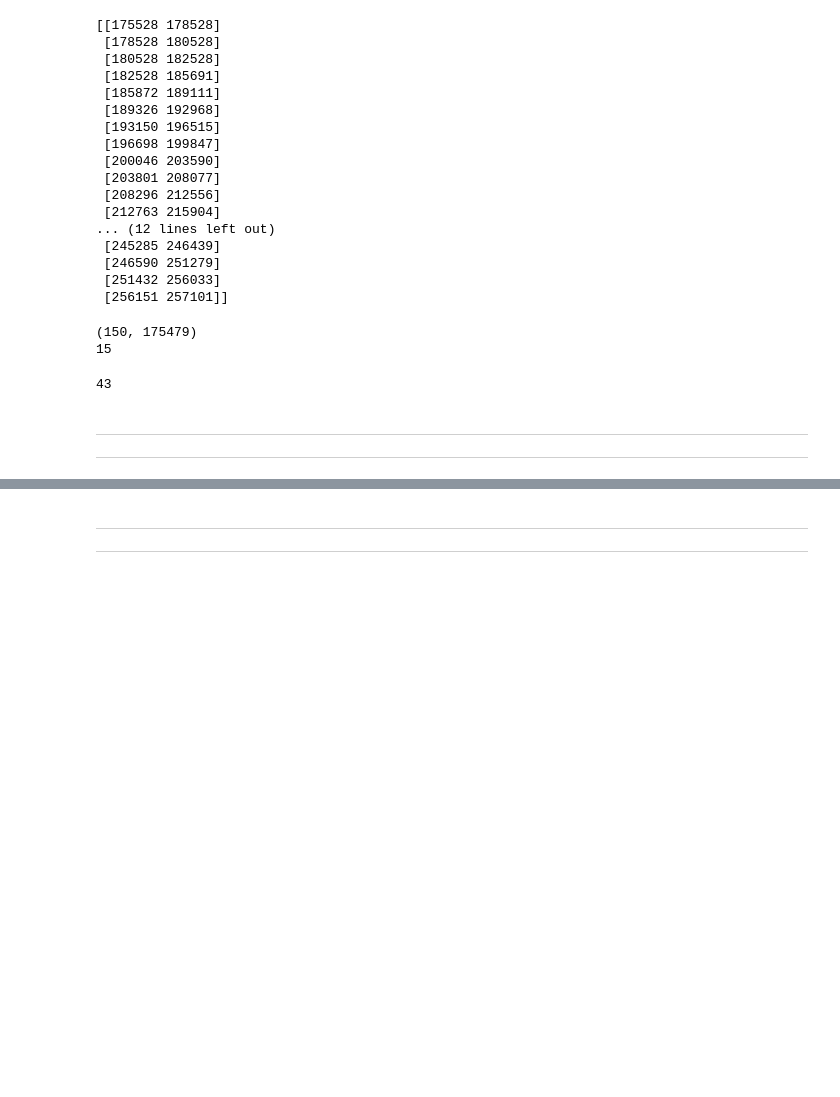
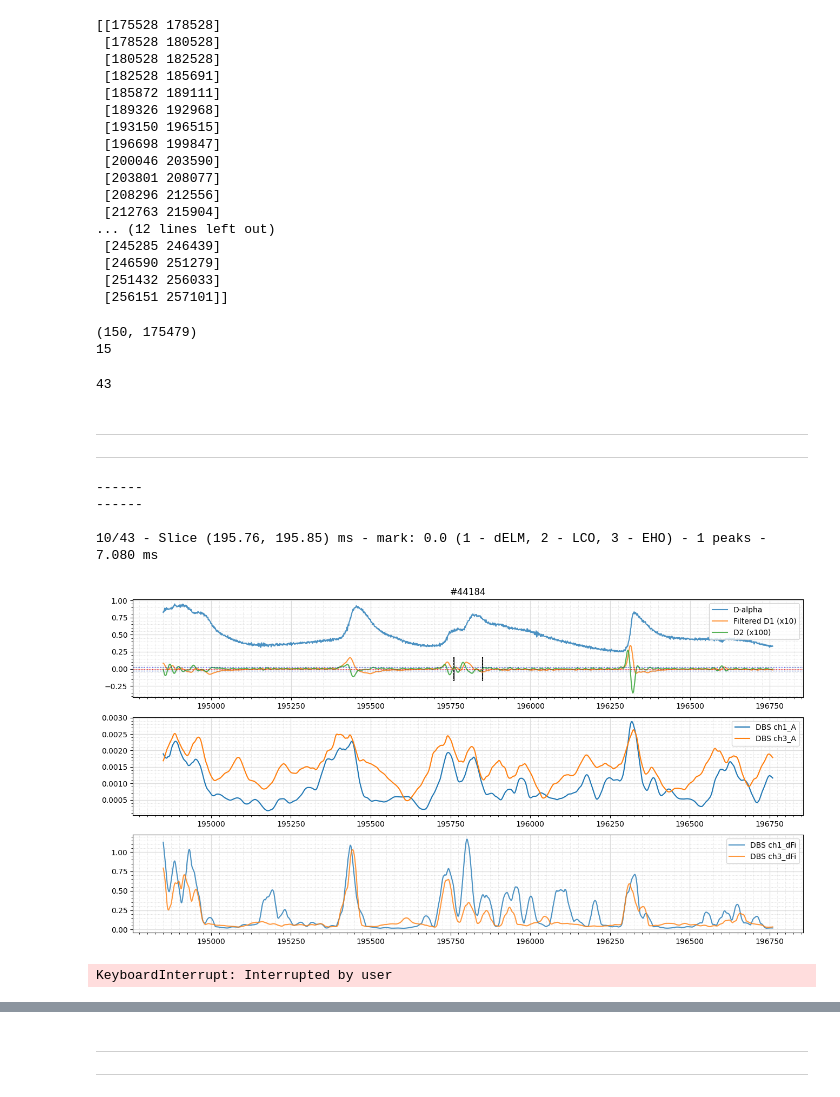
Before and after one commit to feodorrussia/Plasma_analysis, a Jupyter notebook: Marking sys_v4.ipynb, the cells around one changed output, grey strips where cells are left out. Saved outputs shown, nothing was run; the diff lists cells and outputs as text; code cells hidden in the pictures; blank space fills up the shorter version.

```diff
--- a/Marking sys_v4.ipynb
+++ b/Marking sys_v4.ipynb
@@ -879,10 +234,10 @@ print(len(res_slices_edges))
 ---
 ---
 # %%
-start_ind = 12  # 0
+start_ind = 9  # 0
 
 for ind in range(start_ind, res_slices_edges.shape[0]):
-    l_edge, r_edge = res_slices_edges[ind]
+    l_edge, r_edge = 195760, 195850  # res_slices_edges[ind]
     plot_l_edge, plot_r_edge = l_edge, r_edge
 
     if plot_r_edge - plot_l_edge < 1000:
@@ -956,32 +311,39 @@ for ind in range(start_ind, res_slices_edges.shape[0]):
         time_mask = np.array((dbs_df.t * 1e6 >= plot_l_edge) & (dbs_df.t * 1e6 <= plot_r_edge))
         axs[1].plot(np.linspace(plot_l_edge, plot_r_edge, np.count_nonzero(time_mask)), dbs_df[f"ch{i}_A"][time_mask], label=f"DBS ch{i}_A")  # filt_signal(
         axs[2].plot(np.linspace(plot_l_edge, plot_r_edge, np.count_nonzero(time_mask)), dbs_df[f"ch{i}_dfi"][time_mask], label=f"DBS ch{i}_dFi", alpha=0.8)
 
     for ax in axs:
         ax.grid(which='major', color='#DDDDDD', linewidth=0.9)
         ax.grid(which='minor', color='#DDDDDD', linestyle=':', linewidth=0.7)
         ax.minorticks_on()
         ax.xaxis.set_minor_locator(AutoMinorLocator(10))
         ax.legend(loc='upper right')
 
     plt.show()
 
     mode = input("Input mode [manual (input points) - 0 | auto (input group) - 1 | continue - -1]: ")
     while mode != "" and int(mode) >= 0:
         mode = int(mode)
         if mode == 0:
             points_ind = list(map(int, input("Input point indexes:\n").strip().split()))
             points = x[points_ind]
         else:
             gr_ind = int(input(f"Input group number (from 1 to {len(res_groups_peaks)}): ").strip().split()[0]) - 1
             points = res_groups_peaks[gr_ind]
 
         m_d = get_time_delta(points) / 1e3
 
         mark = input("Input mark of the group (string: eho|lco|delm)")
         for p in points:
             df_arr.append([p, 1 / m_d, mark])
 
         mode = input("Input mode [manual (input points) - 0 | auto (input group) - 1 | continue - -1]: ")
+# %% [output]
+------
+------
+
+10/43 - Slice (195.76, 195.85) ms - mark: 0.0 (1 - dELM, 2 - LCO, 3 - EHO) - 1 peaks - 7.080 ms
+[figure, added]
+KeyboardInterrupt: Interrupted by user
 # %%
 # l_edge, r_edge, n, fr, fr std
```
Also changed, not shown: parts of 8 cells of this notebook.
